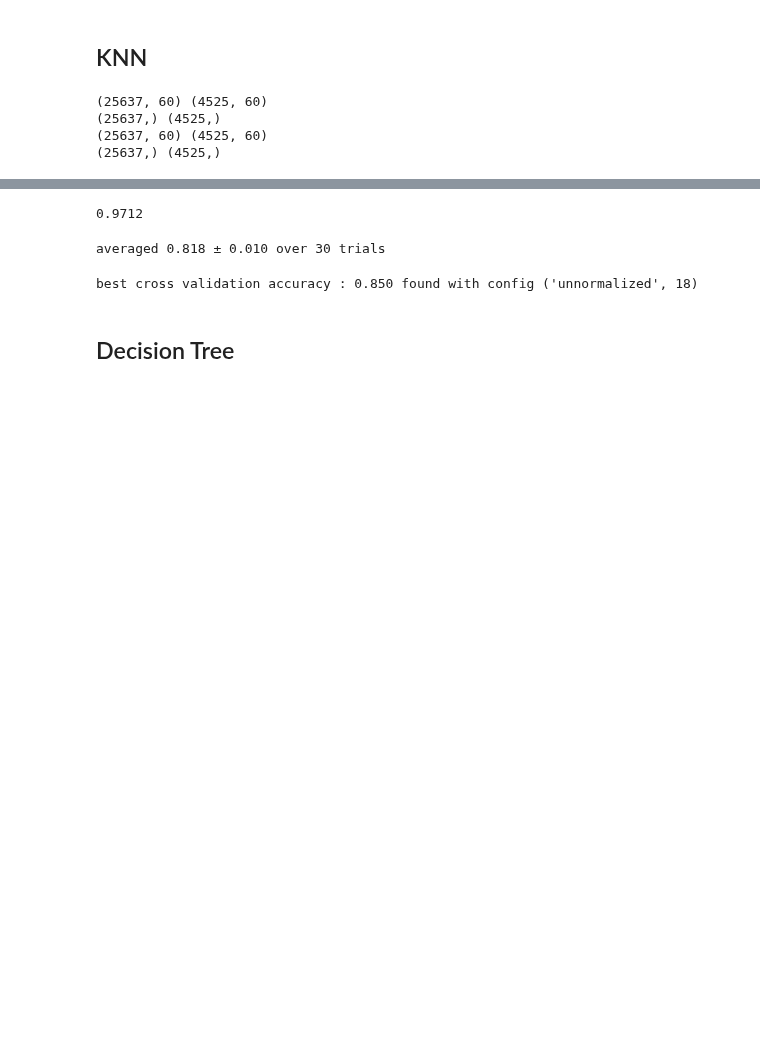
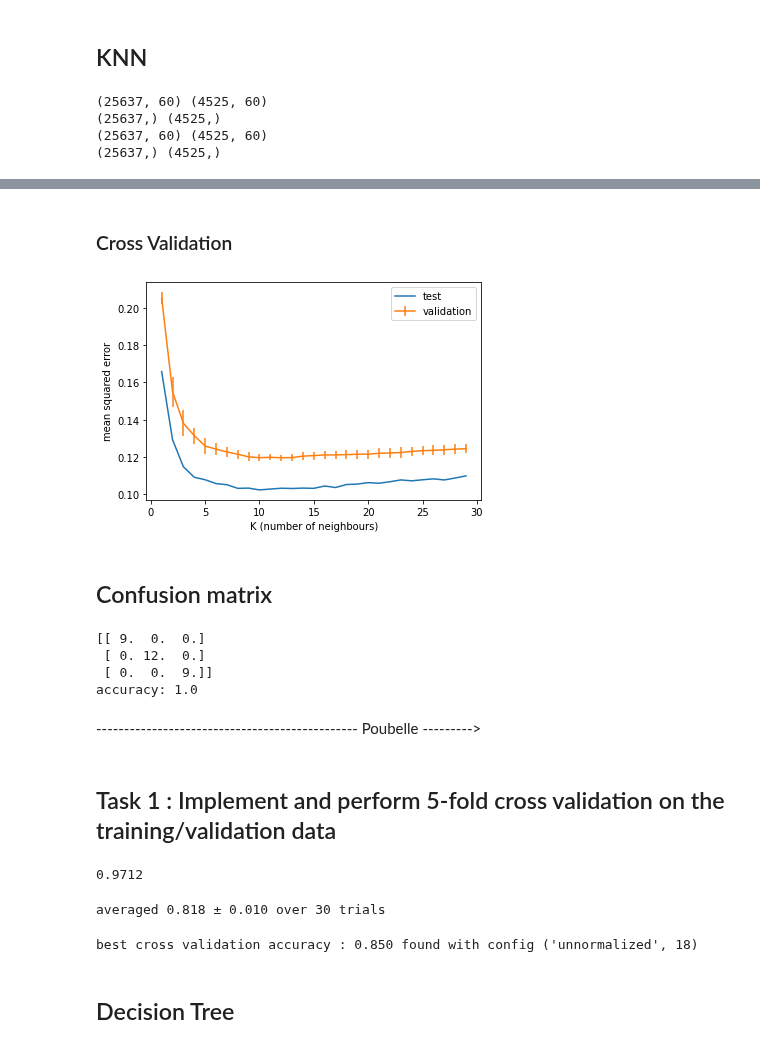
Before and after one commit to emmacona/COMP551-A1-KNN-and-Decision-tree-optimization, a Jupyter notebook: dataset-1.ipynb, the cells around one changed output, grey strips where cells are left out. Saved outputs shown, nothing was run; the diff lists cells and outputs as text; code cells hidden in the pictures; blank space fills up the shorter version.

```diff
--- a/dataset-1.ipynb
+++ b/dataset-1.ipynb
@@ -157 +241,59 @@ print(y_normalized_train.shape, y_normalized_test.shape)
+# %% [markdown]
+### Cross Validation
+# %%
+# Split data
+inds = np.random.permutation(num_instances)
+x_test, y_test = x[inds[:n_test]], y[inds[:n_test]]
+x_rest, y_rest = x[inds[n_test:]], y[inds[n_test:]]
+n_rest = num_instances - n_test # Store number of remaining data for train and valid
+
+num_folds = 5
+err_test, err_valid = np.zeros(len(K_list)), np.zeros((len(K_list), num_folds))
+for i, K in enumerate(K_list):
+    #Find the validation errors for num_folds splits for a given K
+    for f, (tr, val) in enumerate(cross_validate(n_rest, num_folds)):
+        model = neighbors.KNeighborsRegressor(n_neighbors=K)
+        model = model.fit(x_rest[tr], y_rest[tr])
+        err_valid[i, f] = loss(y_rest[val], model.predict(x_rest[val]))
+    #this is the part that we don't do in a usual setup. We don't touch the test set until the very end.
+    model = neighbors.KNeighborsRegressor(n_neighbors=K)
+    model = model.fit(x_rest, y_rest)
+    err_test[i]= loss(y_test, model.predict(x_test))
+
+plt.plot(K_list, err_test,  label='test')
+plt.errorbar(K_list, np.mean(err_valid, axis=1), np.std(err_valid, axis=1), label='validation')
+plt.legend()
+plt.xlabel('K (number of neighbours)')
+plt.ylabel('mean squared error')
+plt.show()
+# %% [output]
+[figure, added]
+# %% [markdown]
+## Confusion matrix
+# %%
+from sklearn import tree, model_selection
+x, y = datasets.load_iris(return_X_y=True)
+x_train, x_test, y_train, y_test = model_selection.train_test_split(x, y, test_size=0.2)
+yh_test = tree.DecisionTreeClassifier().fit(x_train, y_train).predict(x_test)
+
+def confusion_matrix(y, yh):
+    n_classes = np.max(y) + 1
+    c_matrix = np.zeros((n_classes, n_classes))
+    for c1 in range(n_classes):
+        for c2 in range(n_classes):
+            c_matrix[c1, c2] = np.sum((y==c1)*(yh==c2))
+    return c_matrix
+
+cmat = confusion_matrix(y_test, yh_test)
+print(cmat)
+print(f'accuracy: {np.sum(np.diag(cmat))/np.sum(cmat)}')
+# %% [output]
+[[ 9.  0.  0.]
+ [ 0. 12.  0.]
+ [ 0.  0.  9.]]
+accuracy: 1.0
+# %% [markdown]
+----------------------------------------------- Poubelle --------->
+# %% [markdown]
+## Task 1 : Implement and perform 5-fold cross validation on the training/validation data
 # %%
```
Also changed, not shown: parts of 30 cells of this notebook.
